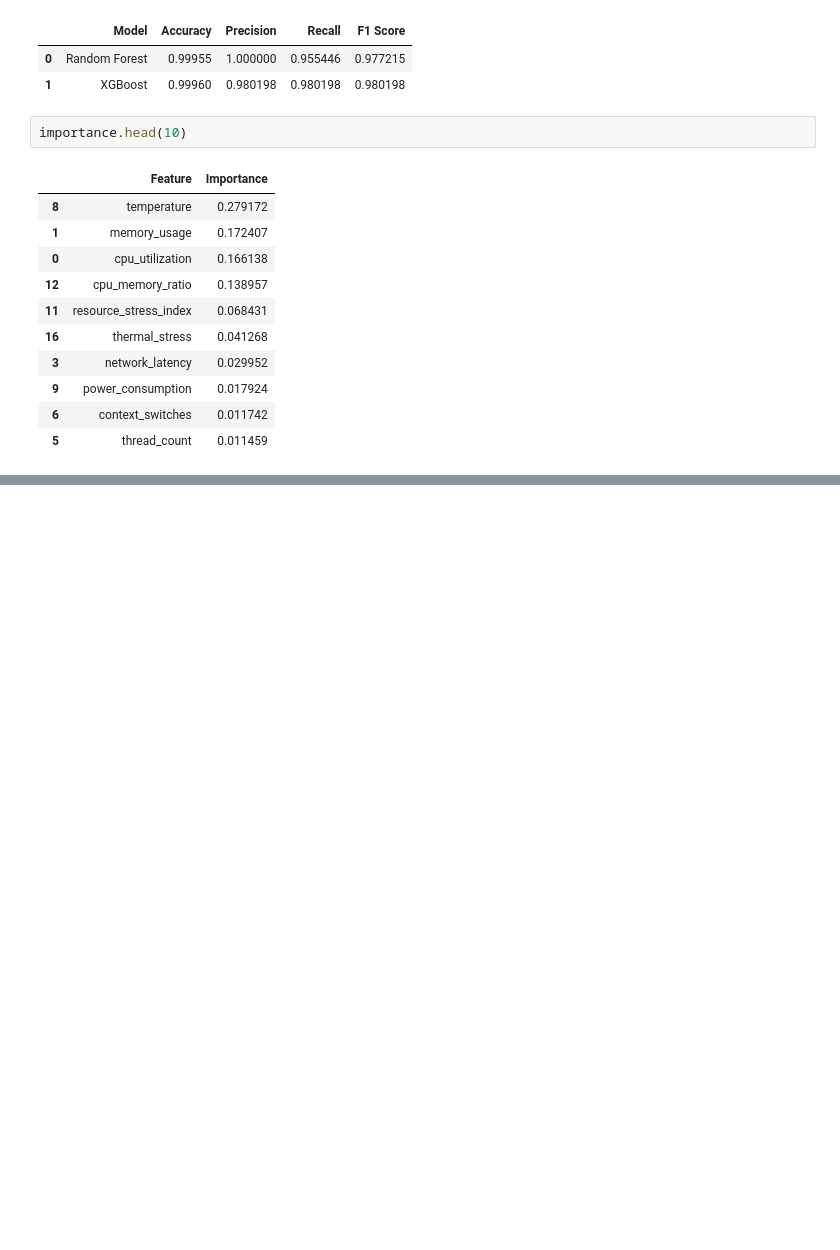
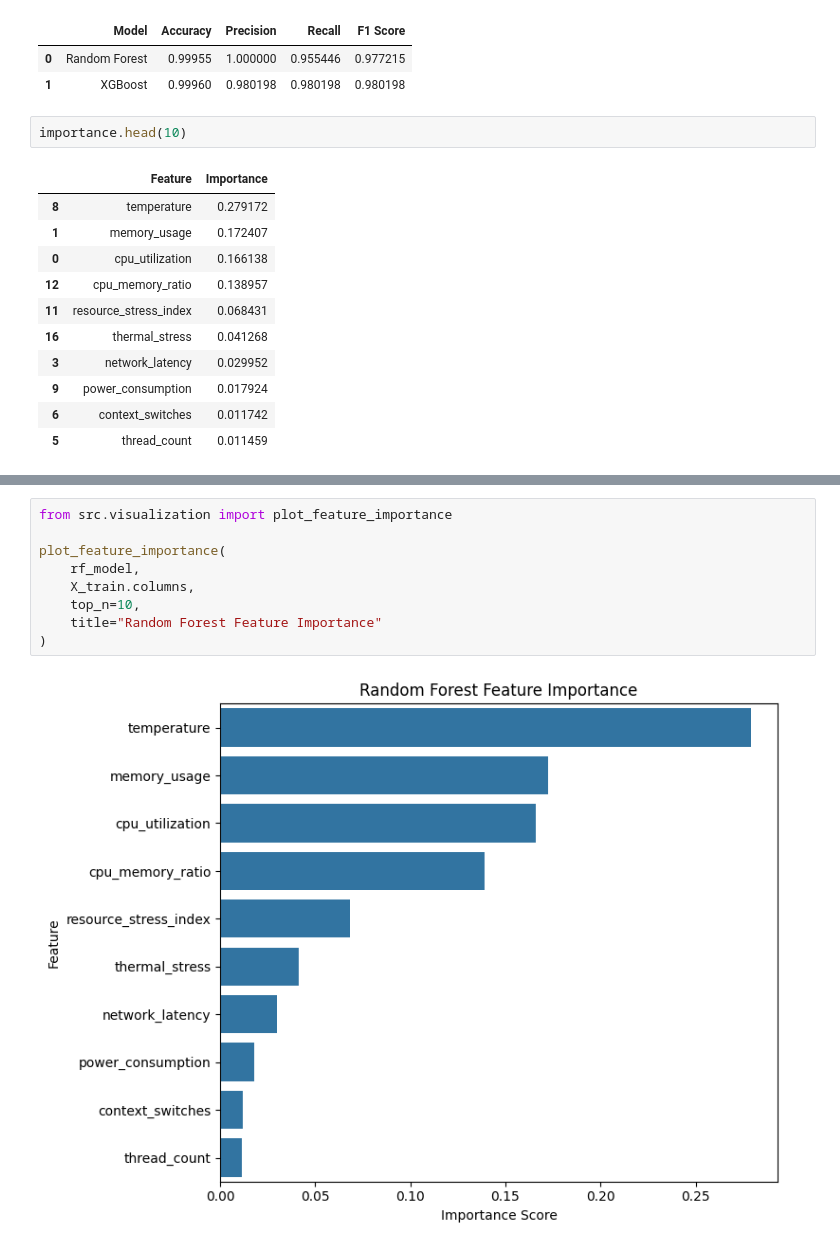
Before and after one commit to mohitlakhara/Performance-Anomaly-Detection, a Jupyter notebook: notebooks/Model_Training.ipynb, the cells around one changed output, grey strips where cells are left out. Saved outputs shown, nothing was run; the diff lists cells and outputs as text; blank space fills up the shorter version.

```diff
--- a/notebooks/Model_Training.ipynb
+++ b/notebooks/Model_Training.ipynb
@@ -645,0 +688,11 @@ importance.head(10)
+# %%
+from src.visualization import plot_feature_importance
+
+plot_feature_importance(
+    rf_model,
+    X_train.columns,
+    top_n=10,
+    title="Random Forest Feature Importance"
+)
+# %% [output]
+[figure, added]
```
Also changed, not shown: parts of 8 cells of this notebook, 1 other file.
